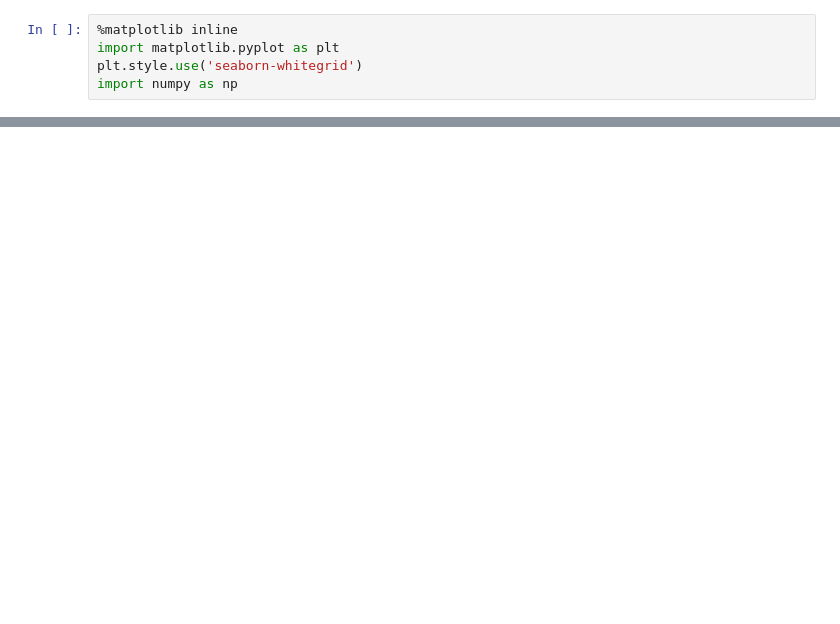
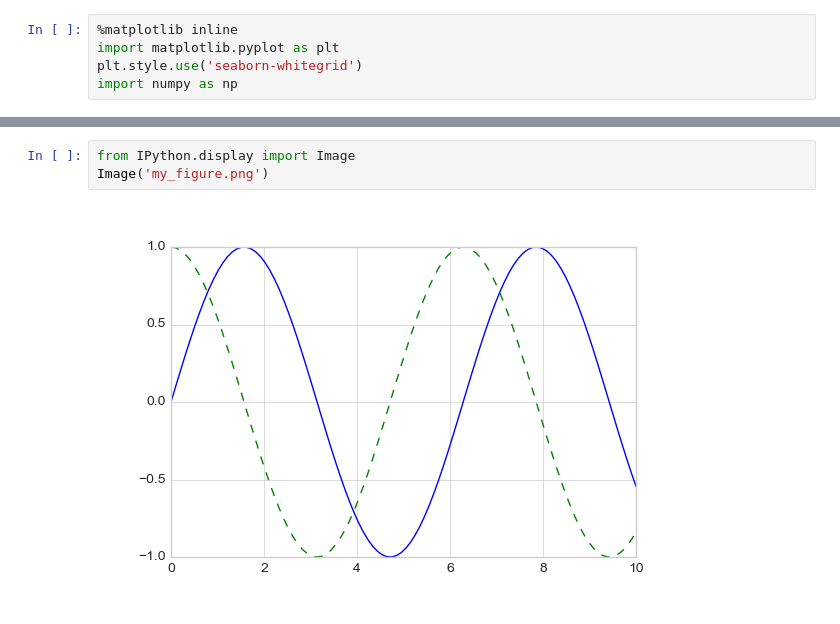
Before and after one commit to piszewc/python-deep-learning-data-science, a Jupyter notebook: Matplotlib/Notes.ipynb, the cells around one changed output, grey strips where cells are left out. Cells and saved outputs as stored; diff of their text form; blank space fills up the shorter version.

```diff
--- a/Matplotlib/Notes.ipynb
+++ b/Matplotlib/Notes.ipynb
@@ -26,0 +50,5 @@ plt.plot(x, np.cos(x), '--')
+# %%
+from IPython.display import Image
+Image('my_figure.png')
+# %% [output]
+[figure, added]
```
Also changed, not shown: parts of 69 cells of this notebook, 2 other files.
